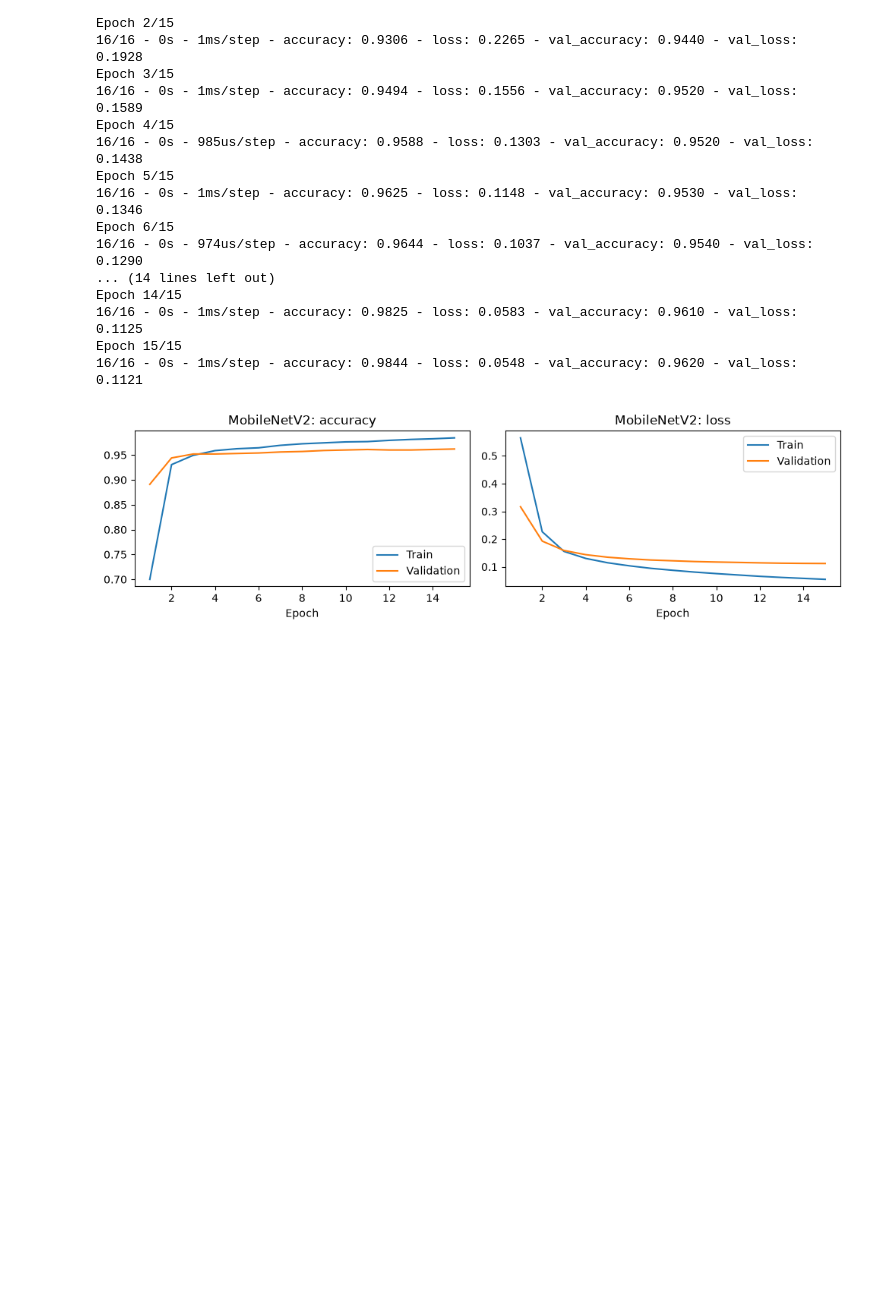
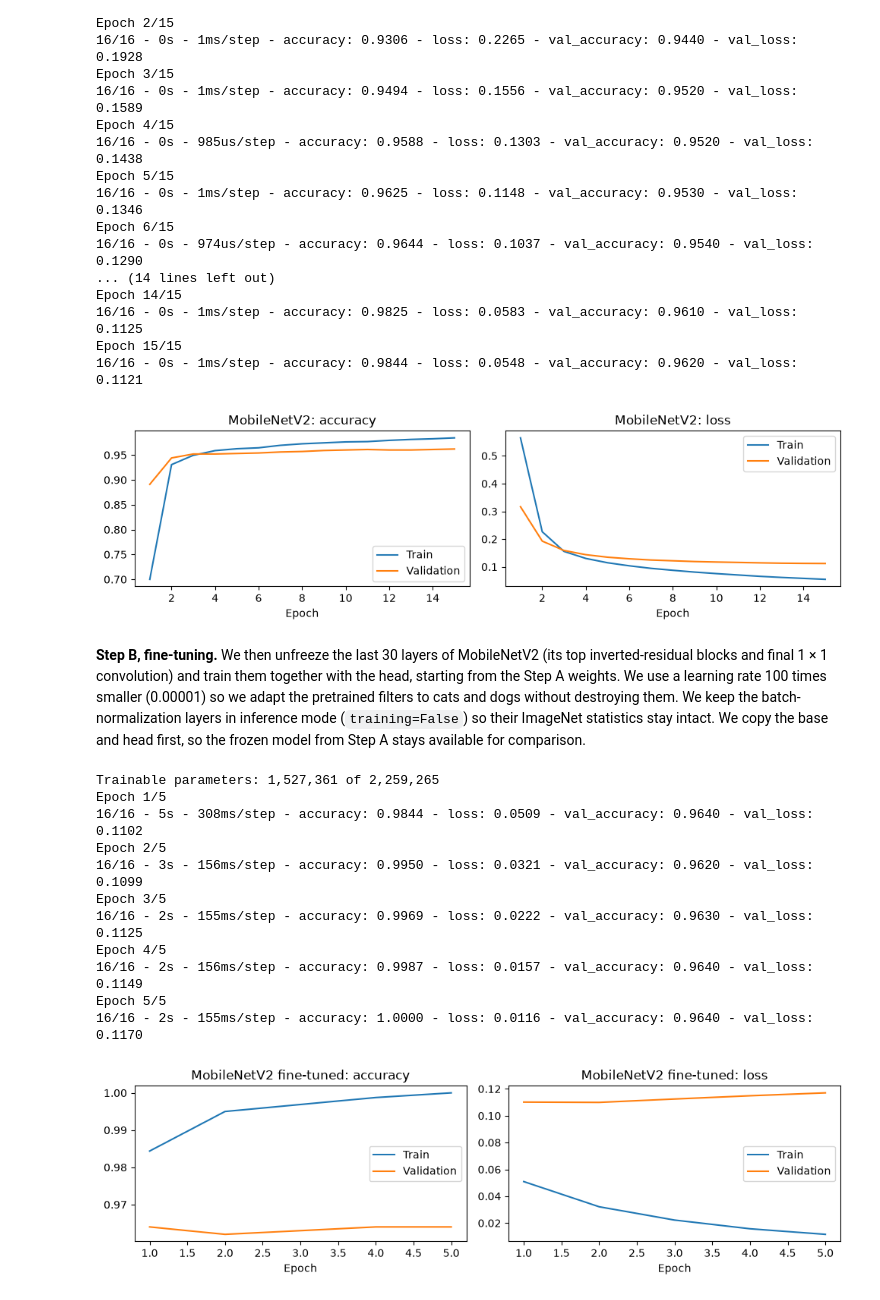
Before and after one commit to Vectra777/Projet-ia-it, a Jupyter notebook: cats_dogs_cnn.ipynb, the cells around one changed output. Saved outputs shown, nothing was run; the diff lists cells and outputs as text; code cells hidden in the pictures; blank space fills up the shorter version.

Commit message:
Fine-tuning de MobileNetV2

```diff
--- a/cats_dogs_cnn.ipynb
+++ b/cats_dogs_cnn.ipynb
@@ -337,3 +337,29 @@ Epoch 14/15
 Epoch 15/15
 16/16 - 0s - 1ms/step - accuracy: 0.9844 - loss: 0.0548 - val_accuracy: 0.9620 - val_loss: 0.1121
 [figure]
+# %% [markdown]
+**Step B, fine-tuning.** We then unfreeze the last 30 layers of MobileNetV2 (its top inverted-residual blocks and final 1 × 1 convolution) and train them together with the head, starting from the Step A weights. We use a learning rate 100 times smaller (0.00001) so we adapt the pretrained filters to cats and dogs without destroying them. We keep the batch-normalization layers in inference mode (`training=False`) so their ImageNet statistics stay intact. We copy the base and head first, so the frozen model from Step A stays available for comparison.
+# %%
+tf.keras.utils.set_random_seed(42)
+tuned_base = tf.keras.applications.MobileNetV2(input_shape=(SIZE, SIZE, 3), include_top=False, weights='imagenet', pooling='avg')
+for layer in tuned_base.layers[:-30]:
+    layer.trainable = False
+tuned_head = tf.keras.models.clone_model(head)
+tuned_head.set_weights(head.get_weights())
+inputs = tf.keras.Input((SIZE, SIZE, 3))
+tuned = tf.keras.Model(inputs, tuned_head(tuned_base(tf.keras.layers.Rescaling(1/127.5, offset=-1)(inputs), training=False)))
+print(f'Trainable parameters: {sum(w.numpy().size for w in tuned.trainable_weights):,} of {tuned.count_params():,}')
+fit('MobileNetV2 fine-tuned', tuned, train_ds, val_ds, lr=1e-5, epochs=5)
+# %% [output]
+Trainable parameters: 1,527,361 of 2,259,265
+Epoch 1/5
+16/16 - 5s - 308ms/step - accuracy: 0.9844 - loss: 0.0509 - val_accuracy: 0.9640 - val_loss: 0.1102
+Epoch 2/5
+16/16 - 3s - 156ms/step - accuracy: 0.9950 - loss: 0.0321 - val_accuracy: 0.9620 - val_loss: 0.1099
+Epoch 3/5
+16/16 - 2s - 155ms/step - accuracy: 0.9969 - loss: 0.0222 - val_accuracy: 0.9630 - val_loss: 0.1125
+Epoch 4/5
+16/16 - 2s - 156ms/step - accuracy: 0.9987 - loss: 0.0157 - val_accuracy: 0.9640 - val_loss: 0.1149
+Epoch 5/5
+16/16 - 2s - 155ms/step - accuracy: 1.0000 - loss: 0.0116 - val_accuracy: 0.9640 - val_loss: 0.1170
+[figure, added]
```
